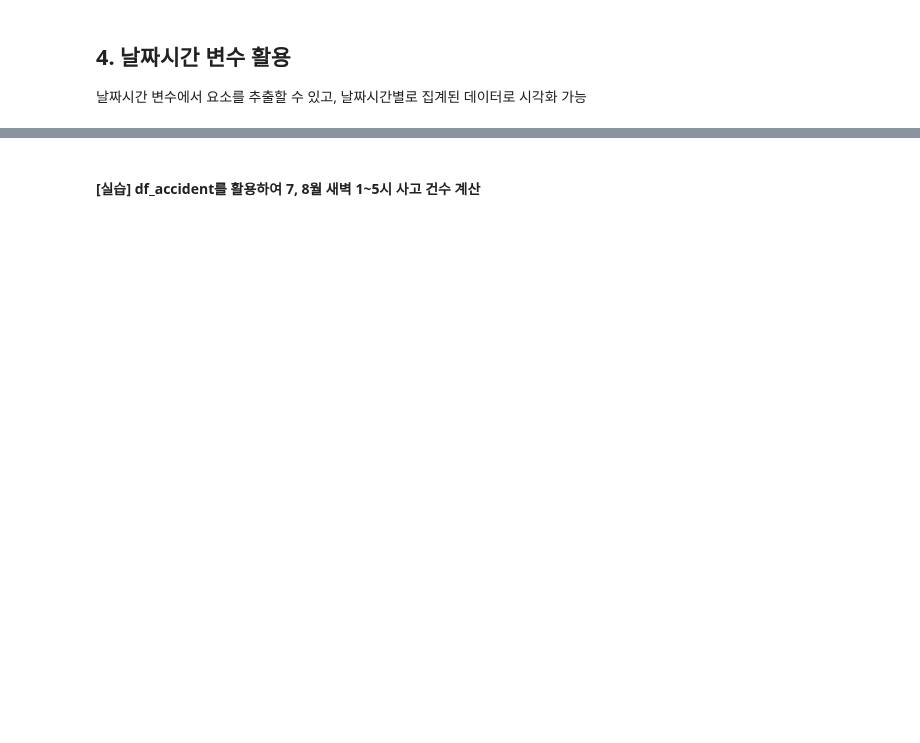
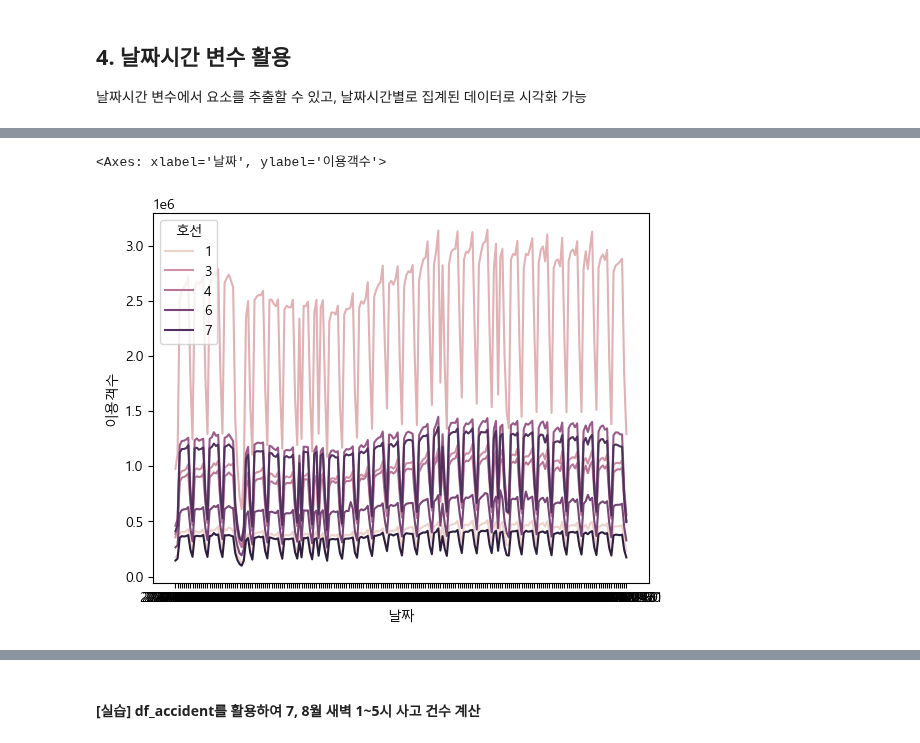
Before and after one commit to jonhpark7966/fastcampus_python_data_analysis, a Jupyter notebook: 20231114_remote/05_데이터 처리 심화.ipynb, the cells around one changed output, grey strips where cells are left out. Saved outputs shown, nothing was run; the diff lists cells and outputs as text; code cells hidden in the pictures; blank space fills up the shorter version.

```diff
--- a/20231114_remote/05_데이터 처리 심화.ipynb
+++ b/20231114_remote/05_데이터 처리 심화.ipynb
@@ -785,0 +580,8 @@ df_subway
+# %%
+sns.lineplot(data=agg,
+             x='날짜',
+             y='이용객수',
+             hue='호선')
+# %% [output]
+<Axes: xlabel='날짜', ylabel='이용객수'>
+[figure, added]
```
Also changed, not shown: parts of 66 cells of this notebook, 1 other file.
